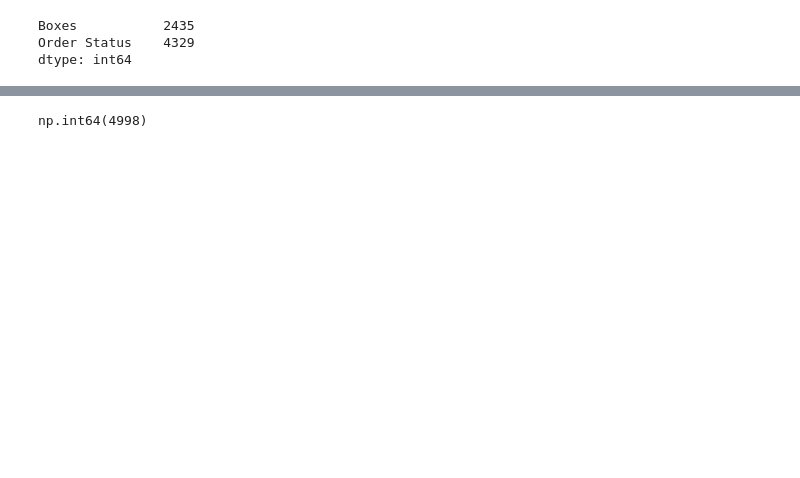
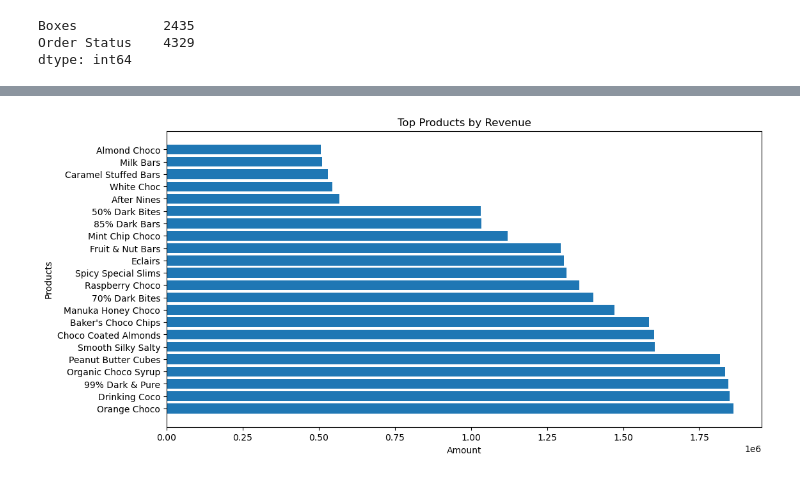
Before and after one commit to delvene43-ops/pandas-sample-chocolate-sales, a Jupyter notebook: Sample chocolate.ipynb, the cells around one changed output, grey strips where cells are left out. Cells and saved outputs as stored; diff of their text form; code cells hidden in the pictures; blank space fills up the shorter version.

```diff
--- a/Sample chocolate.ipynb
+++ b/Sample chocolate.ipynb
@@ -209,5 +213,10 @@ Australia    3091338.0
 Name: Amount, dtype: float64
 # %%
-df['Product'].value_counts().sum()
+plt.figure(figsize=(12,6))
+plt.barh(products_revenue.index, products_revenue.values)
+plt.title("Top Products by Revenue")
+plt.xlabel("Amount")
+plt.ylabel("Products")
+plt.show()
 # %% [output]
-np.int64(4998)
+[figure, added]
```
Also changed, not shown: parts of 41 cells of this notebook.
